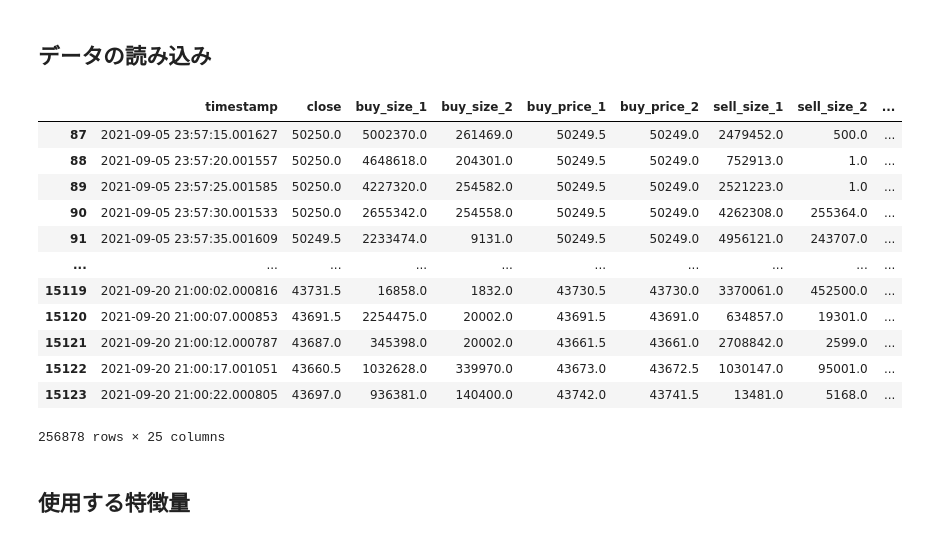
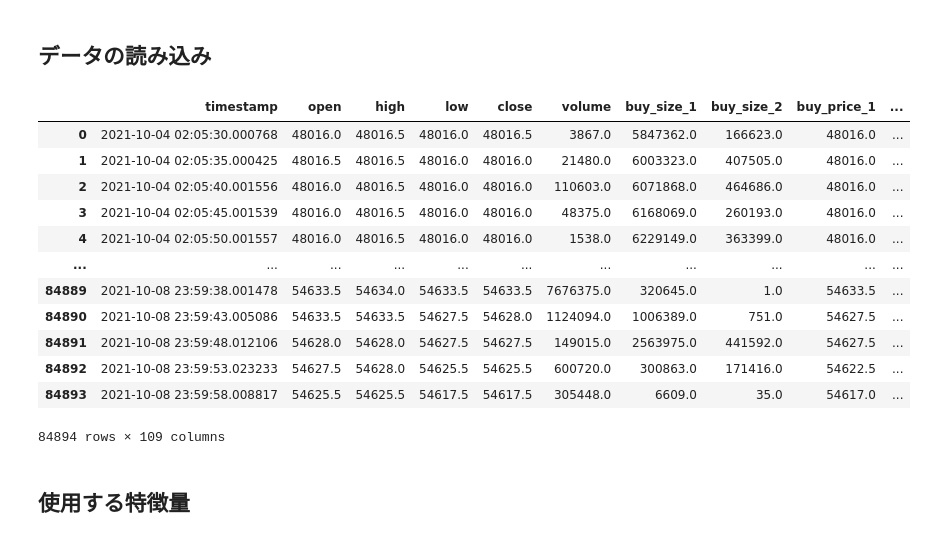
Before and after one commit to Joichiro433/Ticker, a Jupyter notebook: notebook/ML_trade_LIMIT_LGB.ipynb, the cells around one changed output. Cells and saved outputs as stored; diff of their text form; code cells hidden in the pictures.

```diff
--- a/notebook/ML_trade_LIMIT_LGB.ipynb
+++ b/notebook/ML_trade_LIMIT_LGB.ipynb
@@ -1,15 +1,17 @@
 # %% [markdown]
 # 初期設定
 # %%
-from typing import List
+from typing import *
 import os
 from glob import glob
 from datetime import datetime
 
 import numpy as np
 import pandas as pd
+import matplotlib.pyplot as plt
+import seaborn as sns
 from nptyping import NDArray
-import numba
+# import numba
 
 # 機械学習ライブラリ
 import lightgbm as lgb
@@ -17,26 +19,43 @@ from sklearn.model_selection import StratifiedKFold, train_test_split, cross_val
 from sklearn.metrics import accuracy_score, mean_squared_error, confusion_matrix, classification_report, f1_score, r2_score
 from sklearn.linear_model import Ridge, RidgeCV, LassoCV, LogisticRegression
 
+sns.set_style('whitegrid')
+colors = ['#de3838', '#007bc3', '#ffd12a']
+markers = ['o', 'x', ',']
+%config InlineBackend.figure_formats = ['svg']
+
+pd.set_option('display.max_rows', 500)
+pd.set_option('display.max_columns', 500)
+pd.set_option('display.width', 1000)
+
 INPUT_DIR = os.path.join('..', 'features')
 # %% [markdown]
 ## データの読み込み
-# %%
-input_data_path = os.path.join(INPUT_DIR, 'bybit.pkl.bz2')
-df_features = pd.read_pickle(input_data_path)
-df_features
-# %% [output]
-|  | timestamp | close | buy_size_1 | buy_size_2 | buy_price_1 | buy_price_2 | sell_size_1 | sell_size_2 | ... |
-| 87 | 2021-09-05 23:57:15.001627 | 50250.0 | 5002370.0 | 261469.0 | 50249.5 | 50249.0 | 2479452.0 | 500.0 | ... |
-| 88 | 2021-09-05 23:57:20.001557 | 50250.0 | 4648618.0 | 204301.0 | 50249.5 | 50249.0 | 752913.0 | 1.0 | ... |
-| 89 | 2021-09-05 23:57:25.001585 | 50250.0 | 4227320.0 | 254582.0 | 50249.5 | 50249.0 | 2521223.0 | 1.0 | ... |
-| 90 | 2021-09-05 23:57:30.001533 | 50250.0 | 2655342.0 | 254558.0 | 50249.5 | 50249.0 | 4262308.0 | 255364.0 | ... |
-| 91 | 2021-09-05 23:57:35.001609 | 50249.5 | 2233474.0 | 9131.0 | 50249.5 | 50249.0 | 4956121.0 | 243707.0 | ... |
-| ... | ... | ... | ... | ... | ... | ... | ... | ... | ... |
-| 15119 | 2021-09-20 21:00:02.000816 | 43731.5 | 16858.0 | 1832.0 | 43730.5 | 43730.0 | 3370061.0 | 452500.0 | ... |
-| 15120 | 2021-09-20 21:00:07.000853 | 43691.5 | 2254475.0 | 20002.0 | 43691.5 | 43691.0 | 634857.0 | 19301.0 | ... |
-| 15121 | 2021-09-20 21:00:12.000787 | 43687.0 | 345398.0 | 20002.0 | 43661.5 | 43661.0 | 2708842.0 | 2599.0 | ... |
-| 15122 | 2021-09-20 21:00:17.001051 | 43660.5 | 1032628.0 | 339970.0 | 43673.0 | 43672.5 | 1030147.0 | 95001.0 | ... |
-| 15123 | 2021-09-20 21:00:22.000805 | 43697.0 | 936381.0 | 140400.0 | 43742.0 | 43741.5 | 13481.0 | 5168.0 | ... |
-256878 rows × 25 columns
+# %%
+input_data_path = os.path.join(INPUT_DIR, 'bybit.pkl.bz2')
+
+ftx_data_path = os.path.join(INPUT_DIR, 'ftx.pkl.bz2')
+bitmex_data_path = os.path.join(INPUT_DIR, 'bitmex.pkl.bz2')
+df_ftx = pd.read_pickle(ftx_data_path)
+df_bitmex = pd.read_pickle(bitmex_data_path)
+df_temp = pd.merge(df_ftx, df_bitmex, on='timestamp')
+
+df_features = pd.read_pickle(input_data_path)
+df_features = pd.merge(df_features, df_temp, on='timestamp')
+df_features
+# %% [output]
+|  | timestamp | open | high | low | close | volume | buy_size_1 | buy_size_2 | buy_price_1 | ... |
+| 0 | 2021-10-04 02:05:30.000768 | 48016.0 | 48016.5 | 48016.0 | 48016.5 | 3867.0 | 5847362.0 | 166623.0 | 48016.0 | ... |
+| 1 | 2021-10-04 02:05:35.000425 | 48016.5 | 48016.5 | 48016.0 | 48016.0 | 21480.0 | 6003323.0 | 407505.0 | 48016.0 | ... |
+| 2 | 2021-10-04 02:05:40.001556 | 48016.0 | 48016.5 | 48016.0 | 48016.0 | 110603.0 | 6071868.0 | 464686.0 | 48016.0 | ... |
+| 3 | 2021-10-04 02:05:45.001539 | 48016.0 | 48016.5 | 48016.0 | 48016.0 | 48375.0 | 6168069.0 | 260193.0 | 48016.0 | ... |
+| 4 | 2021-10-04 02:05:50.001557 | 48016.0 | 48016.5 | 48016.0 | 48016.0 | 1538.0 | 6229149.0 | 363399.0 | 48016.0 | ... |
+| ... | ... | ... | ... | ... | ... | ... | ... | ... | ... | ... |
+| 84889 | 2021-10-08 23:59:38.001478 | 54633.5 | 54634.0 | 54633.5 | 54633.5 | 7676375.0 | 320645.0 | 1.0 | 54633.5 | ... |
+| 84890 | 2021-10-08 23:59:43.005086 | 54633.5 | 54633.5 | 54627.5 | 54628.0 | 1124094.0 | 1006389.0 | 751.0 | 54627.5 | ... |
+| 84891 | 2021-10-08 23:59:48.012106 | 54628.0 | 54628.0 | 54627.5 | 54627.5 | 149015.0 | 2563975.0 | 441592.0 | 54627.5 | ... |
+| 84892 | 2021-10-08 23:59:53.023233 | 54627.5 | 54628.0 | 54625.5 | 54625.5 | 600720.0 | 300863.0 | 171416.0 | 54622.5 | ... |
+| 84893 | 2021-10-08 23:59:58.008817 | 54625.5 | 54625.5 | 54617.5 | 54617.5 | 305448.0 | 6609.0 | 35.0 | 54617.0 | ... |
+84894 rows × 109 columns
 # %% [markdown]
 ## 使用する特徴量
```
Also changed, not shown: parts of 11 cells of this notebook, 2 other files.
